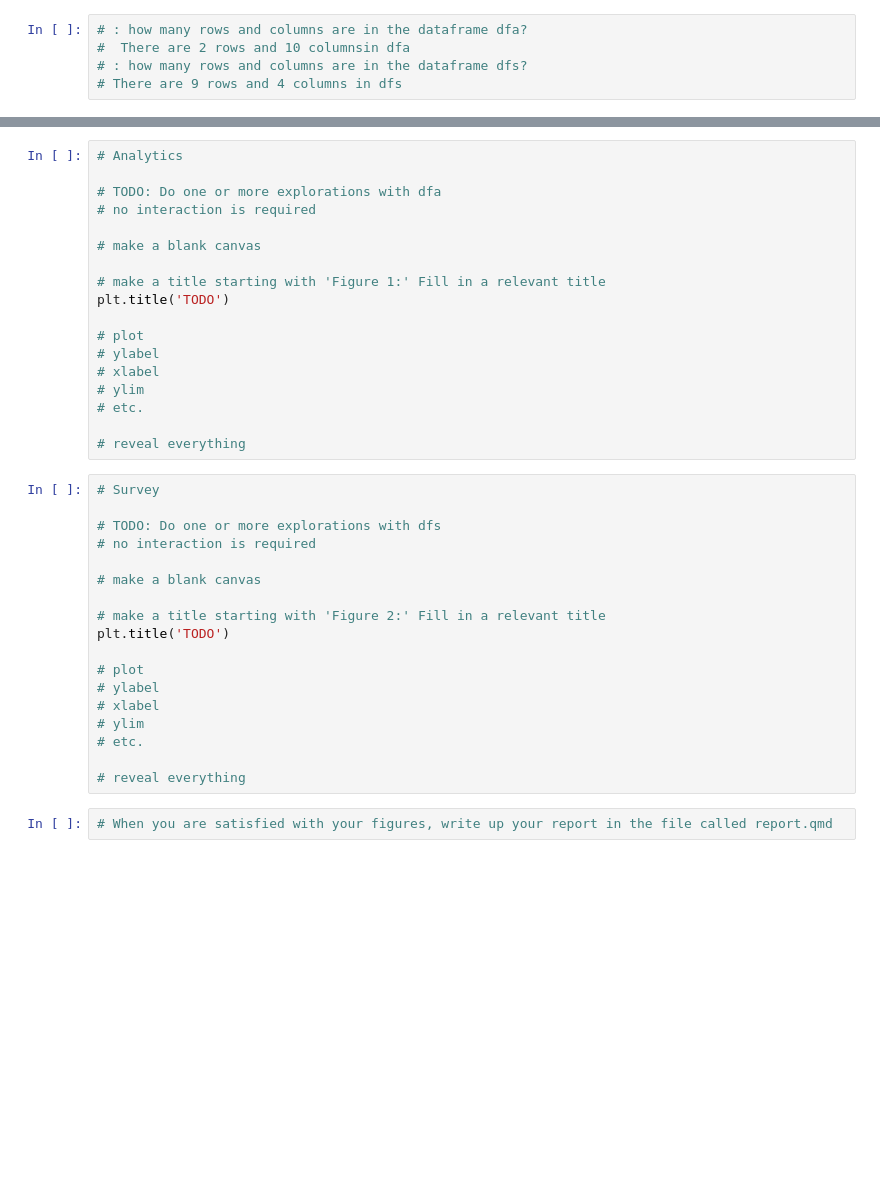
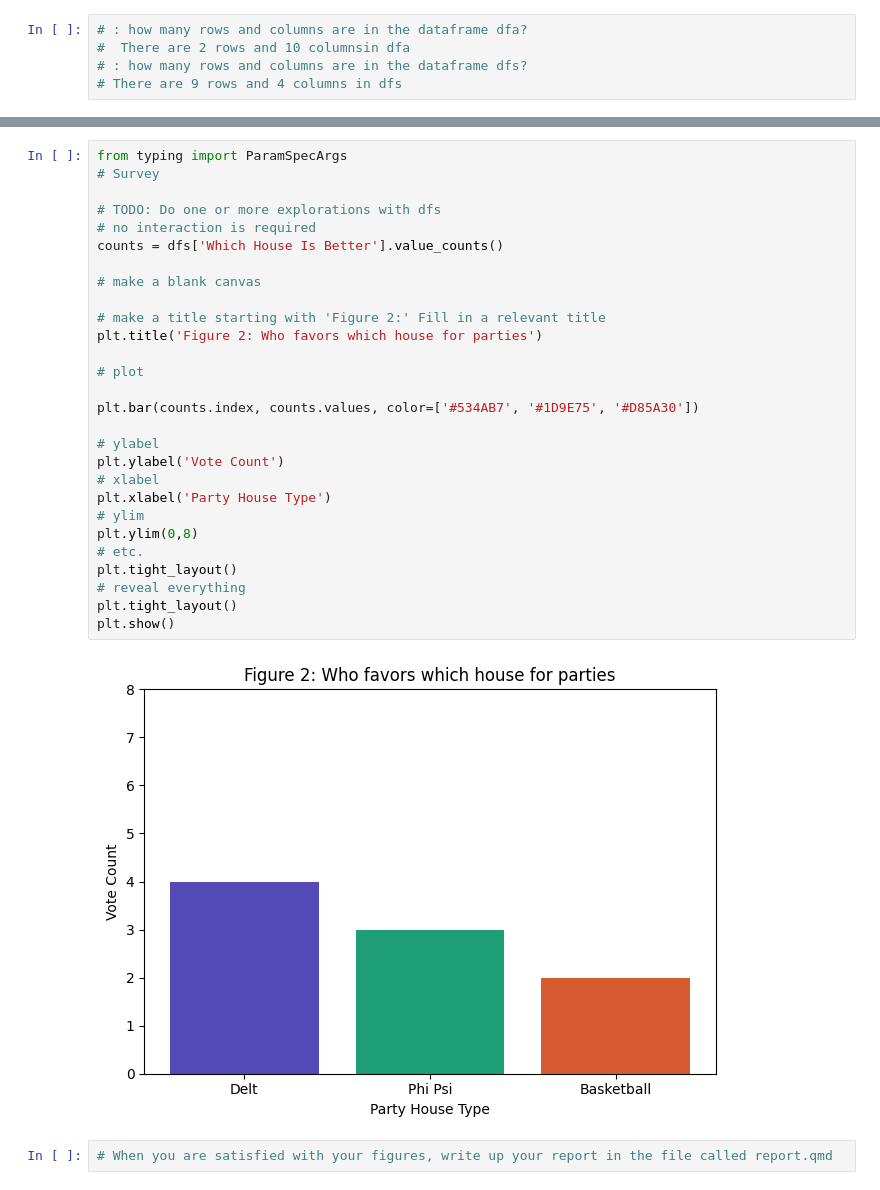
Before and after one commit to TheWall72/TheWall72, a Jupyter notebook: data_analytics.ipynb, the cells around one changed output, grey strips where cells are left out. Drawn from its saved outputs; the diff is of its cells as text; blank space fills up the shorter version.

```diff
--- a/data_analytics.ipynb
+++ b/data_analytics.ipynb
@@ -78,38 +102,32 @@ print(dfs.head())
 # %%
-# Analytics
+from typing import ParamSpecArgs
+# Survey
 
-# TODO: Do one or more explorations with dfa
+# TODO: Do one or more explorations with dfs
 # no interaction is required
+counts = dfs['Which House Is Better'].value_counts()
 
 # make a blank canvas
 
-# make a title starting with 'Figure 1:' Fill in a relevant title
-plt.title('TODO')
+# make a title starting with 'Figure 2:' Fill in a relevant title
+plt.title('Figure 2: Who favors which house for parties')
 
 # plot
+
+plt.bar(counts.index, counts.values, color=['#534AB7', '#1D9E75', '#D85A30'])
+
 # ylabel
+plt.ylabel('Vote Count')
 # xlabel
+plt.xlabel('Party House Type')
 # ylim
+plt.ylim(0,8)
 # etc.
-
+plt.tight_layout()
 # reveal everything
+plt.tight_layout()
+plt.show()
+# %% [output]
+[figure, added]
-# %%
-# Survey
-
-# TODO: Do one or more explorations with dfs
-# no interaction is required
-
-# make a blank canvas
-
-# make a title starting with 'Figure 2:' Fill in a relevant title
-plt.title('TODO')
-
-# plot
-# ylabel
-# xlabel
-# ylim
-# etc.
-
-# reveal everything
 # %%
 # When you are satisfied with your figures, write up your report in the file called report.qmd
```
Also changed, not shown: parts of 3 cells of this notebook.
